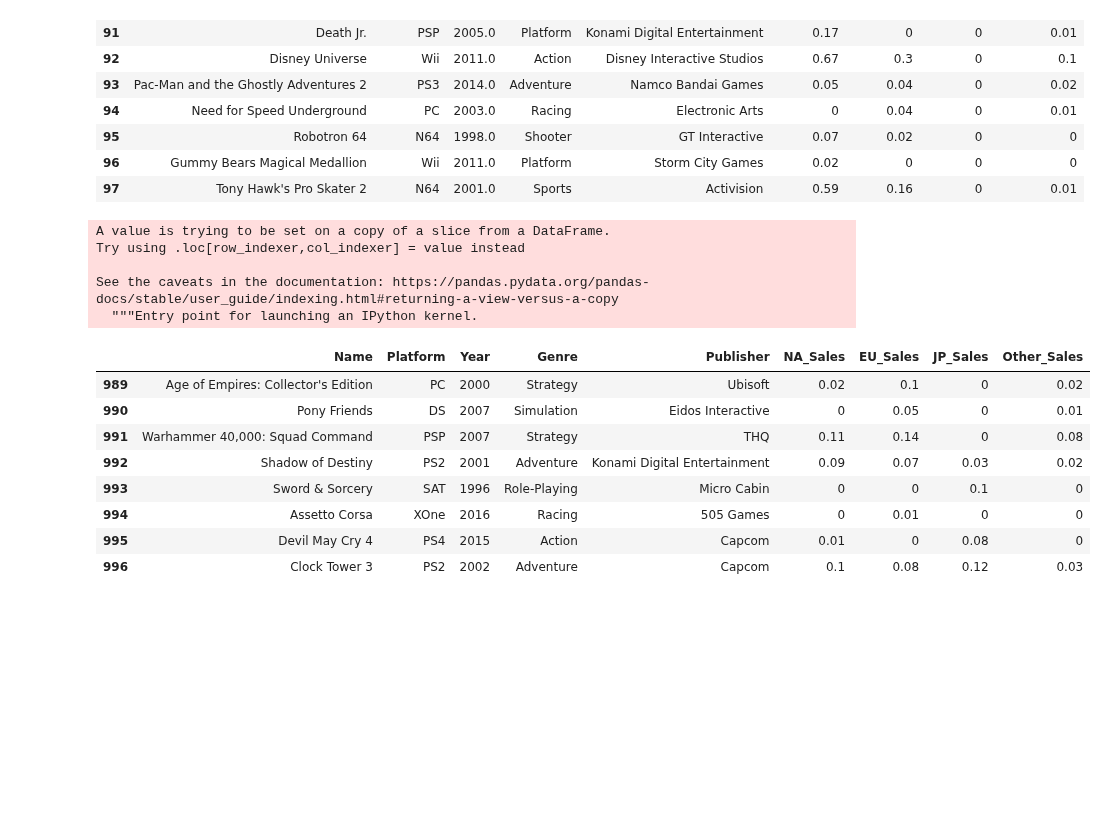
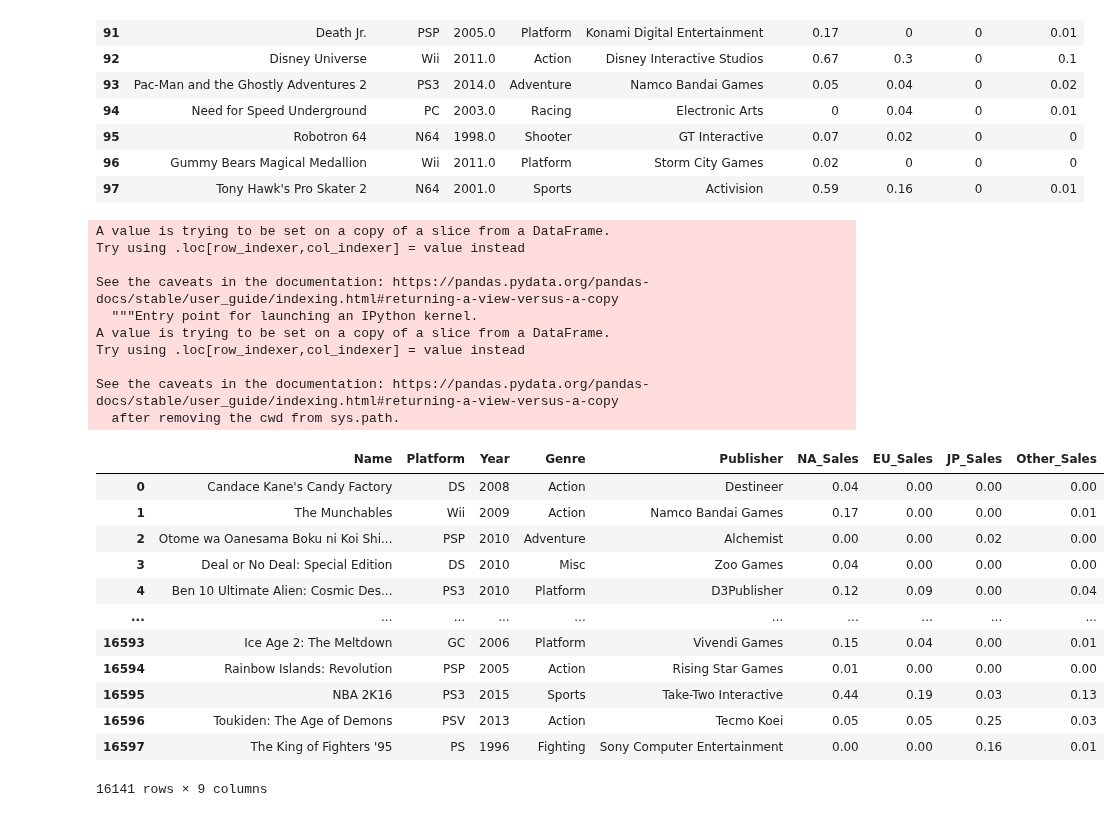
Before and after one commit to ohyunju/projects, a Jupyter notebook: project1/Project1.ipynb, the cells around one changed output. Drawn from its saved outputs; the diff is of its cells as text; code cells hidden in the pictures; blank space fills up the shorter version.

```diff
--- a/project1/Project1.ipynb
+++ b/project1/Project1.ipynb
@@ -110,12 +119,10 @@ df1[10:20]
 # %%
-# Sales 값 들에 대한 데이터 전처리 (K,M)
-Sales=['NA_Sales','EU_Sales','JP_Sales','Other_Sales']
-df2=df1
-print(len(df2)) #16141 개라 시간이 많이 소요****주의(내 컴기준 거의 5분)
+#시간 줄이는 간단한 방법이 없을까....ㅠㅠ
+#인덱스 넘버는 0-16597(갯수는 16141) 개라 시간이 많이 소요****주의(내 컴기준 거의 5분)
 
 for i in Sales:
   df2[i]=df2[i].str.replace('M','')
-  for j in range(0,len(df2)):
+  for j in range(0,len(df)):
     try:
       if df2[i].str.contains('K')[j]:
         df2[i][j]=df2[i][j].replace('K','')
@@ -179,22 +185,31 @@ df2[85:94]
 # %%
 df2['Year'] = df2['Year'].astype(int)
 
-#for i in Sales:
-#  df2[i] = df2[i].astype(float)
+for i in Sales:
+  df2[i] = df2[i].astype(float)
 
-df2[970:978]
+df2
 # %% [output]
 A value is trying to be set on a copy of a slice from a DataFrame.
 Try using .loc[row_indexer,col_indexer] = value instead
 
 See the caveats in the documentation: https://pandas.pydata.org/pandas-docs/stable/user_guide/indexing.html#returning-a-view-versus-a-copy
   """Entry point for launching an IPython kernel.
+A value is trying to be set on a copy of a slice from a DataFrame.
+Try using .loc[row_indexer,col_indexer] = value instead
+
+See the caveats in the documentation: https://pandas.pydata.org/pandas-docs/stable/user_guide/indexing.html#returning-a-view-versus-a-copy
+  after removing the cwd from sys.path.
 |  | Name | Platform | Year | Genre | Publisher | NA_Sales | EU_Sales | JP_Sales | Other_Sales |
-| 989 | Age of Empires: Collector's Edition | PC | 2000 | Strategy | Ubisoft | 0.02 | 0.1 | 0 | 0.02 |
-| 990 | Pony Friends | DS | 2007 | Simulation | Eidos Interactive | 0 | 0.05 | 0 | 0.01 |
-| 991 | Warhammer 40,000: Squad Command | PSP | 2007 | Strategy | THQ | 0.11 | 0.14 | 0 | 0.08 |
-| 992 | Shadow of Destiny | PS2 | 2001 | Adventure | Konami Digital Entertainment | 0.09 | 0.07 | 0.03 | 0.02 |
-| 993 | Sword & Sorcery | SAT | 1996 | Role-Playing | Micro Cabin | 0 | 0 | 0.1 | 0 |
-| 994 | Assetto Corsa | XOne | 2016 | Racing | 505 Games | 0 | 0.01 | 0 | 0 |
-| 995 | Devil May Cry 4 | PS4 | 2015 | Action | Capcom | 0.01 | 0 | 0.08 | 0 |
-| 996 | Clock Tower 3 | PS2 | 2002 | Adventure | Capcom | 0.1 | 0.08 | 0.12 | 0.03 |
+| 0 | Candace Kane's Candy Factory | DS | 2008 | Action | Destineer | 0.04 | 0.00 | 0.00 | 0.00 |
+| 1 | The Munchables | Wii | 2009 | Action | Namco Bandai Games | 0.17 | 0.00 | 0.00 | 0.01 |
+| 2 | Otome wa Oanesama Boku ni Koi Shi... | PSP | 2010 | Adventure | Alchemist | 0.00 | 0.00 | 0.02 | 0.00 |
+| 3 | Deal or No Deal: Special Edition | DS | 2010 | Misc | Zoo Games | 0.04 | 0.00 | 0.00 | 0.00 |
+| 4 | Ben 10 Ultimate Alien: Cosmic Des... | PS3 | 2010 | Platform | D3Publisher | 0.12 | 0.09 | 0.00 | 0.04 |
+| ... | ... | ... | ... | ... | ... | ... | ... | ... | ... |
+| 16593 | Ice Age 2: The Meltdown | GC | 2006 | Platform | Vivendi Games | 0.15 | 0.04 | 0.00 | 0.01 |
+| 16594 | Rainbow Islands: Revolution | PSP | 2005 | Action | Rising Star Games | 0.01 | 0.00 | 0.00 | 0.00 |
+| 16595 | NBA 2K16 | PS3 | 2015 | Sports | Take-Two Interactive | 0.44 | 0.19 | 0.03 | 0.13 |
+| 16596 | Toukiden: The Age of Demons | PSV | 2013 | Action | Tecmo Koei | 0.05 | 0.05 | 0.25 | 0.03 |
+| 16597 | The King of Fighters '95 | PS | 1996 | Fighting | Sony Computer Entertainment | 0.00 | 0.00 | 0.16 | 0.01 |
+16141 rows × 9 columns
```
Also changed, not shown: parts of 2 cells of this notebook.
